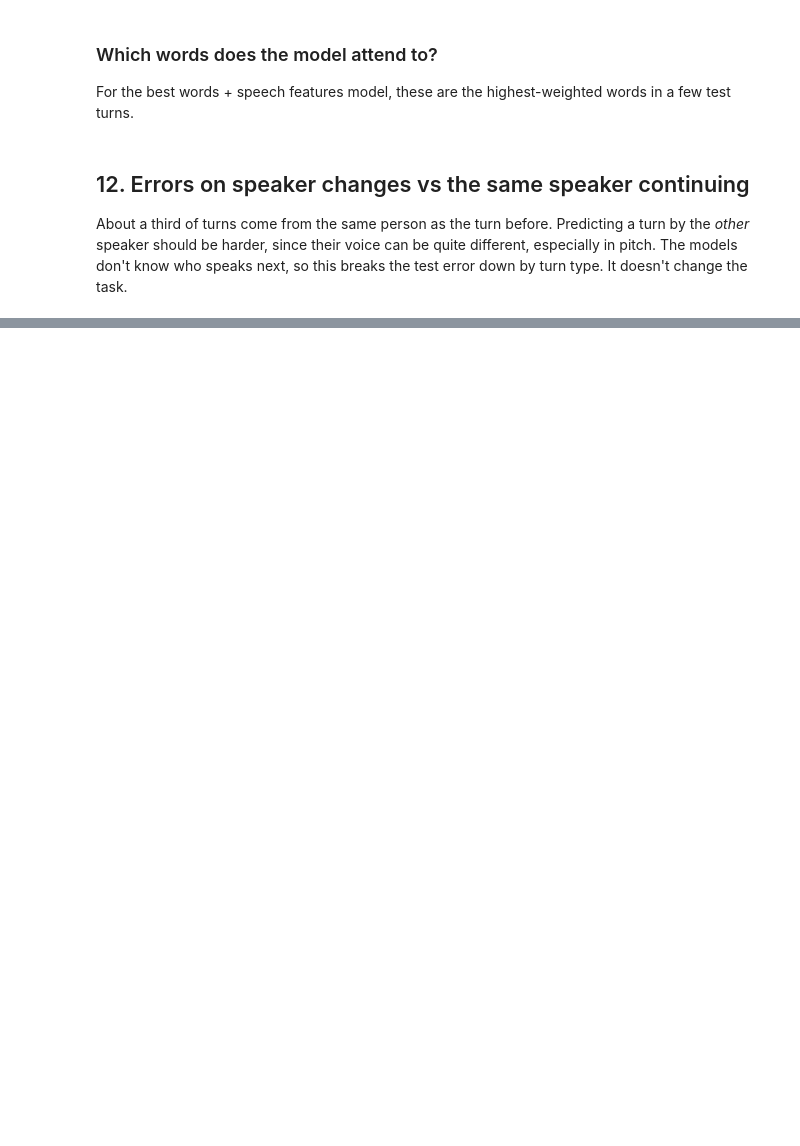
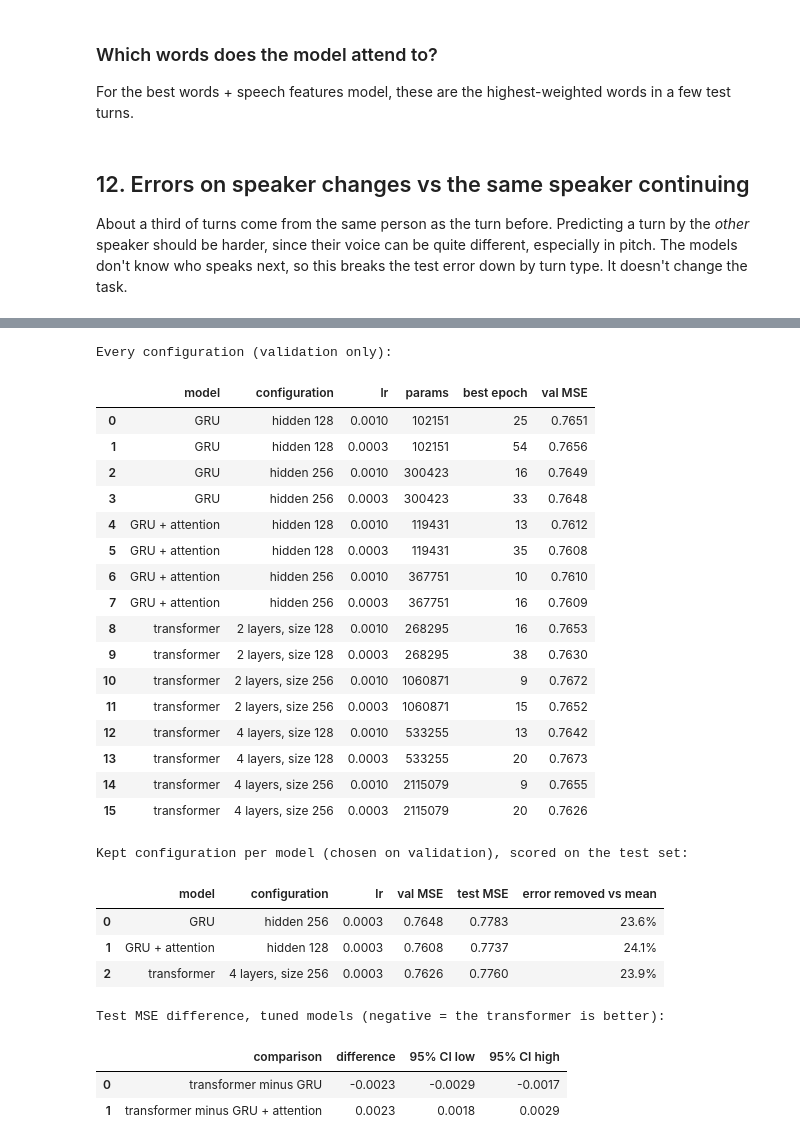
Before and after one commit to akone42/research-progress, a Jupyter notebook: notebooks/fisher_next_turn_prediction.ipynb, the cells around one changed output, grey strips where cells are left out. Cells and saved outputs as stored; diff of their text form; code cells hidden in the pictures; blank space fills up the shorter version.

```diff
--- a/notebooks/fisher_next_turn_prediction.ipynb
+++ b/notebooks/fisher_next_turn_prediction.ipynb
@@ -237,7 +288,7 @@ class WordAttentionPool(nn.Module):
 
     def forward(self, tokens, token_turn, n_turns):
         embedded = self.embedding(tokens)                                  # (words, dim)
-        scores = self.v(torch.tanh(self.W(embedded))).squeeze(-1)          # (words,)
+        scores = self.v(torch.tanh(self.W(embedded))).squeeze(-1).float()  # (words,), float32 under bf16 autocast
         # Softmax within each turn: subtract the turn's max score for numerical stability.
         turn_max = torch.full((n_turns,), -math.inf, device=scores.device)
         turn_max = turn_max.scatter_reduce(0, token_turn, scores.detach(), "amax")
@@ -390,6 +457,6 @@ print("word attention weights sum to 1 within every turn that has words")
 # %%
 LEARNING_RATES = [1e-3, 3e-4]
-MAX_EPOCHS = 2 if SMOKE_TEST else 30
+MAX_EPOCHS = 2 if SMOKE_TEST else 100
 PATIENCE = 3
 
 
@@ -417,10 +484,14 @@ def mse(sse, count):
     return float(sse.sum() / count.sum())
 
 
-def train_model(version, architecture, lr):
+def train_model(version, architecture, lr, build=None, warmup_steps=0):
+    # build: optional function returning a model (used by the tuning sweep in section 14)
+    # warmup_steps: the learning rate rises linearly from 0 over this many steps (0 = no warmup)
     torch.manual_seed(SEED)
-    model = make_model(version, architecture)
+    model = build() if build else make_model(version, architecture)
     optimizer = torch.optim.Adam(model.parameters(), lr=lr)
+    scheduler = torch.optim.lr_scheduler.LambdaLR(
+        optimizer, lambda step: min(1.0, (step + 1) / warmup_steps) if warmup_steps else 1.0)
     history, best = [], (math.inf, None, 0)
     for epoch in range(1, MAX_EPOCHS + 1):
         start = time.time()
@@ -437,6 +508,7 @@ def train_model(version, architecture, lr):
             loss.backward()
             nn.utils.clip_grad_norm_(model.parameters(), 1.0)
             optimizer.step()
+            scheduler.step()
             train_sse += squared.detach().sum().item()
             train_count += observed.sum().item()
         model.eval()
@@ -662 +908,54 @@ shuffle_table.round(4)
+# %%
+sweep_table = pd.DataFrame(sweep_rows)
+print("Every configuration (validation only):")
+display(sweep_table.round(4))
+
+kept = []
+for architecture, (val_loss, model, configuration, lr) in sweep_best.items():
+    test_sse, test_count = evaluate(model, loaders["test"])
+    kept.append({"model": architecture, "configuration": configuration, "lr": lr, "val MSE": val_loss,
+                 "test MSE": mse(test_sse, test_count),
+                 "error removed vs mean": f"{1 - mse(test_sse, test_count) / mean_mse:.1%}"})
+print("Kept configuration per model (chosen on validation), scored on the test set:")
+display(pd.DataFrame(kept).round(4))
+
+sse_t, count = per_conversation_errors(sweep_best["transformer"][1], loaders["test"])
+rows = []
+for architecture in ("GRU", "GRU + attention"):
+    sse_r, _ = per_conversation_errors(sweep_best[architecture][1], loaders["test"])
+    difference = sse_t[resamples].sum(1) / count[resamples].sum(1) - sse_r[resamples].sum(1) / count[resamples].sum(1)
+    low, high = np.percentile(difference, [2.5, 97.5])
+    rows.append({"comparison": f"transformer minus {architecture}",
+                 "difference": sse_t.sum() / count.sum() - sse_r.sum() / count.sum(),
+                 "95% CI low": low, "95% CI high": high})
+print("Test MSE difference, tuned models (negative = the transformer is better):")
+display(pd.DataFrame(rows).round(4))
+# %% [output]
+Every configuration (validation only):
+|  | model | configuration | lr | params | best epoch | val MSE |
+| 0 | GRU | hidden 128 | 0.0010 | 102151 | 25 | 0.7651 |
+| 1 | GRU | hidden 128 | 0.0003 | 102151 | 54 | 0.7656 |
+| 2 | GRU | hidden 256 | 0.0010 | 300423 | 16 | 0.7649 |
+| 3 | GRU | hidden 256 | 0.0003 | 300423 | 33 | 0.7648 |
+| 4 | GRU + attention | hidden 128 | 0.0010 | 119431 | 13 | 0.7612 |
+| 5 | GRU + attention | hidden 128 | 0.0003 | 119431 | 35 | 0.7608 |
+| 6 | GRU + attention | hidden 256 | 0.0010 | 367751 | 10 | 0.7610 |
+| 7 | GRU + attention | hidden 256 | 0.0003 | 367751 | 16 | 0.7609 |
+| 8 | transformer | 2 layers, size 128 | 0.0010 | 268295 | 16 | 0.7653 |
+| 9 | transformer | 2 layers, size 128 | 0.0003 | 268295 | 38 | 0.7630 |
+| 10 | transformer | 2 layers, size 256 | 0.0010 | 1060871 | 9 | 0.7672 |
+| 11 | transformer | 2 layers, size 256 | 0.0003 | 1060871 | 15 | 0.7652 |
+| 12 | transformer | 4 layers, size 128 | 0.0010 | 533255 | 13 | 0.7642 |
+| 13 | transformer | 4 layers, size 128 | 0.0003 | 533255 | 20 | 0.7673 |
+| 14 | transformer | 4 layers, size 256 | 0.0010 | 2115079 | 9 | 0.7655 |
+| 15 | transformer | 4 layers, size 256 | 0.0003 | 2115079 | 20 | 0.7626 |
+Kept configuration per model (chosen on validation), scored on the test set:
+|  | model | configuration | lr | val MSE | test MSE | error removed vs mean |
+| 0 | GRU | hidden 256 | 0.0003 | 0.7648 | 0.7783 | 23.6% |
+| 1 | GRU + attention | hidden 128 | 0.0003 | 0.7608 | 0.7737 | 24.1% |
+| 2 | transformer | 4 layers, size 256 | 0.0003 | 0.7626 | 0.7760 | 23.9% |
+Test MSE difference, tuned models (negative = the transformer is better):
+|  | comparison | difference | 95% CI low | 95% CI high |
+| 0 | transformer minus GRU | -0.0023 | -0.0029 | -0.0017 |
+| 1 | transformer minus GRU + attention | 0.0023 | 0.0018 | 0.0029 |
 # %% [markdown]
```
Also changed, not shown: parts of 31 cells of this notebook, 1 other file.
